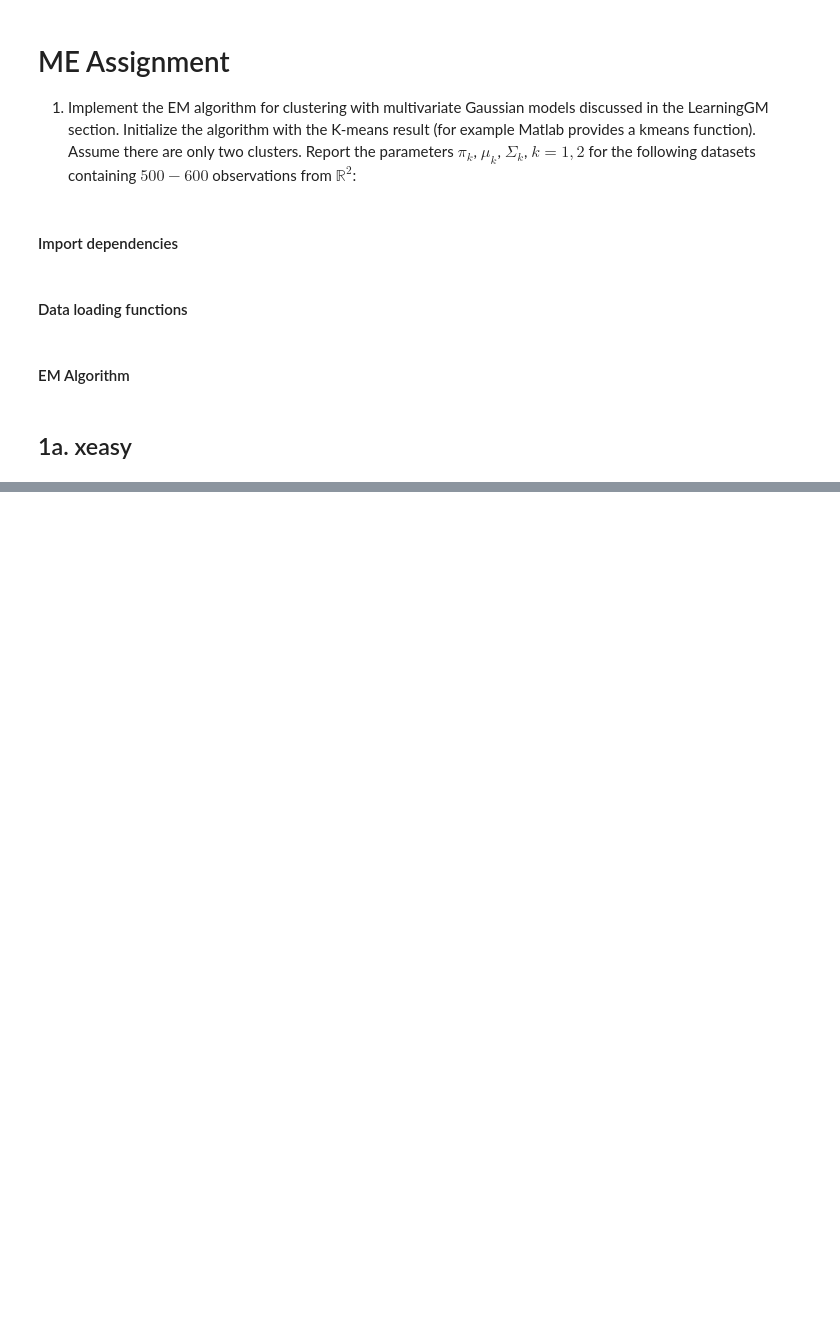
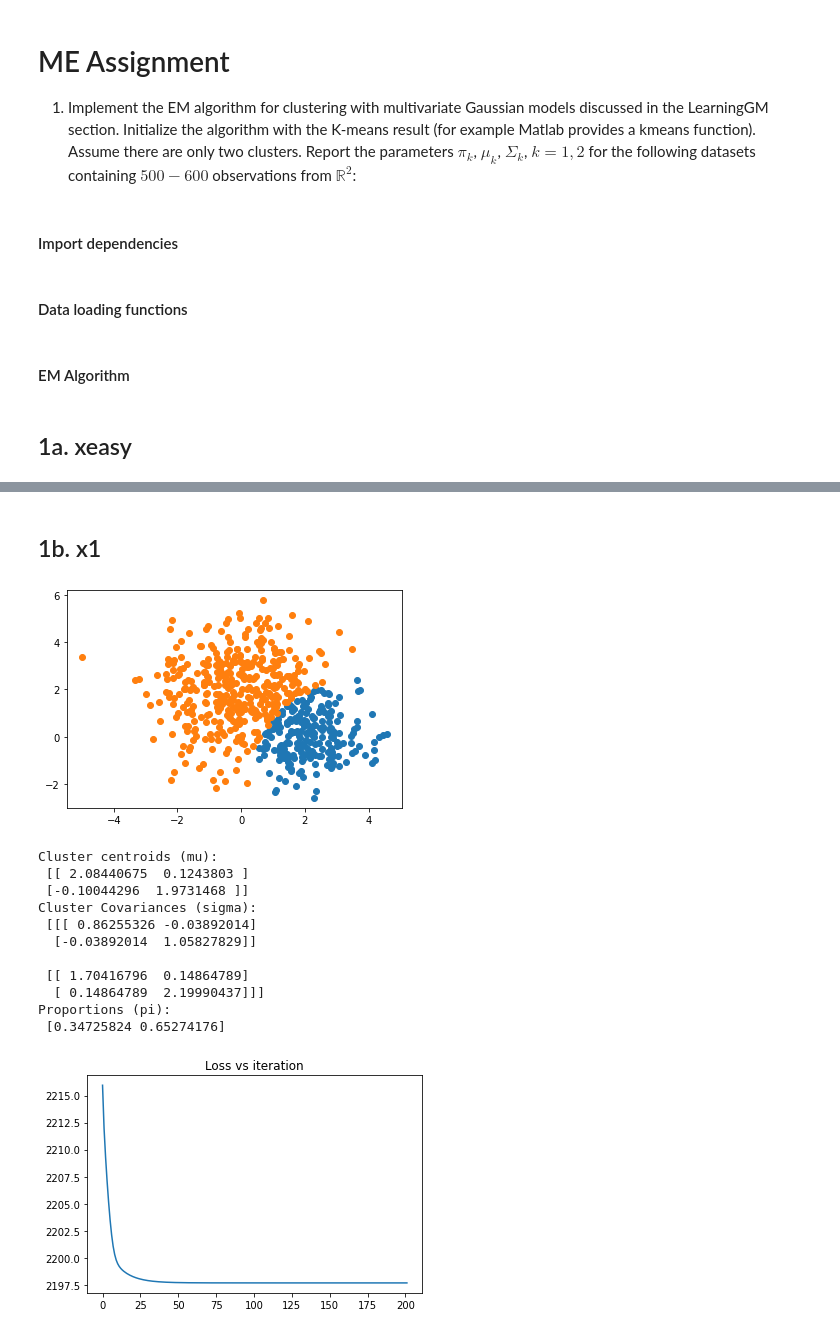
Before and after one commit to Kosaro/MachineLearningAssignments, a Jupyter notebook: EM.ipynb, the cells around one changed output, grey strips where cells are left out. Saved outputs shown, nothing was run; the diff lists cells and outputs as text; code cells hidden in the pictures; blank space fills up the shorter version.

```diff
--- a/EM.ipynb
+++ b/EM.ipynb
@@ -191,0 +148,18 @@ Third thing: [0.48803596 0.51196404]
+# %% [markdown]
+## 1b. x1
+# %%
+print_EM(get_x1())
+# %% [output]
+[figure, added]
+Cluster centroids (mu):
+ [[ 2.08440675  0.1243803 ]
+ [-0.10044296  1.9731468 ]]
+Cluster Covariances (sigma):
+ [[[ 0.86255326 -0.03892014]
+  [-0.03892014  1.05827829]]
+
+ [[ 1.70416796  0.14864789]
+  [ 0.14864789  2.19990437]]]
+Proportions (pi):
+ [0.34725824 0.65274176]
+[figure, added]
```
Also changed, not shown: parts of 14 cells of this notebook.
